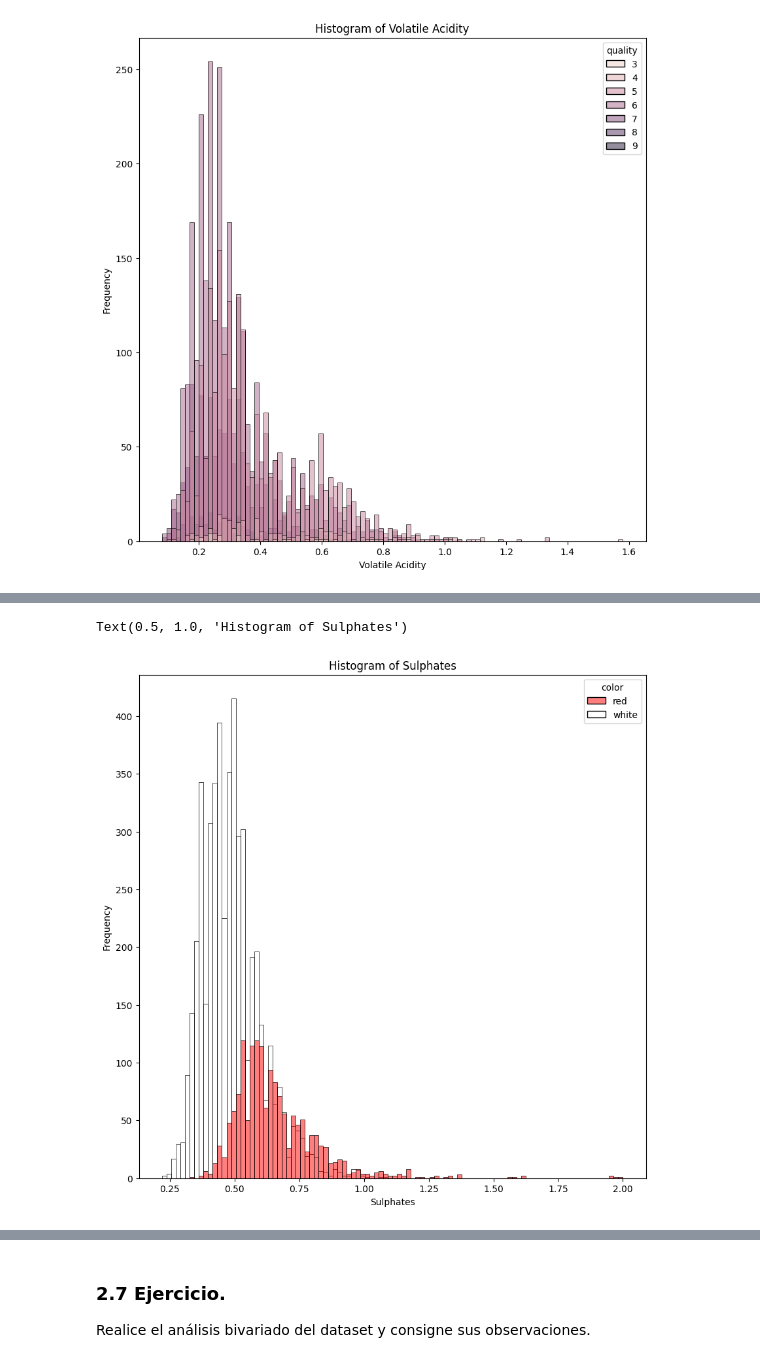
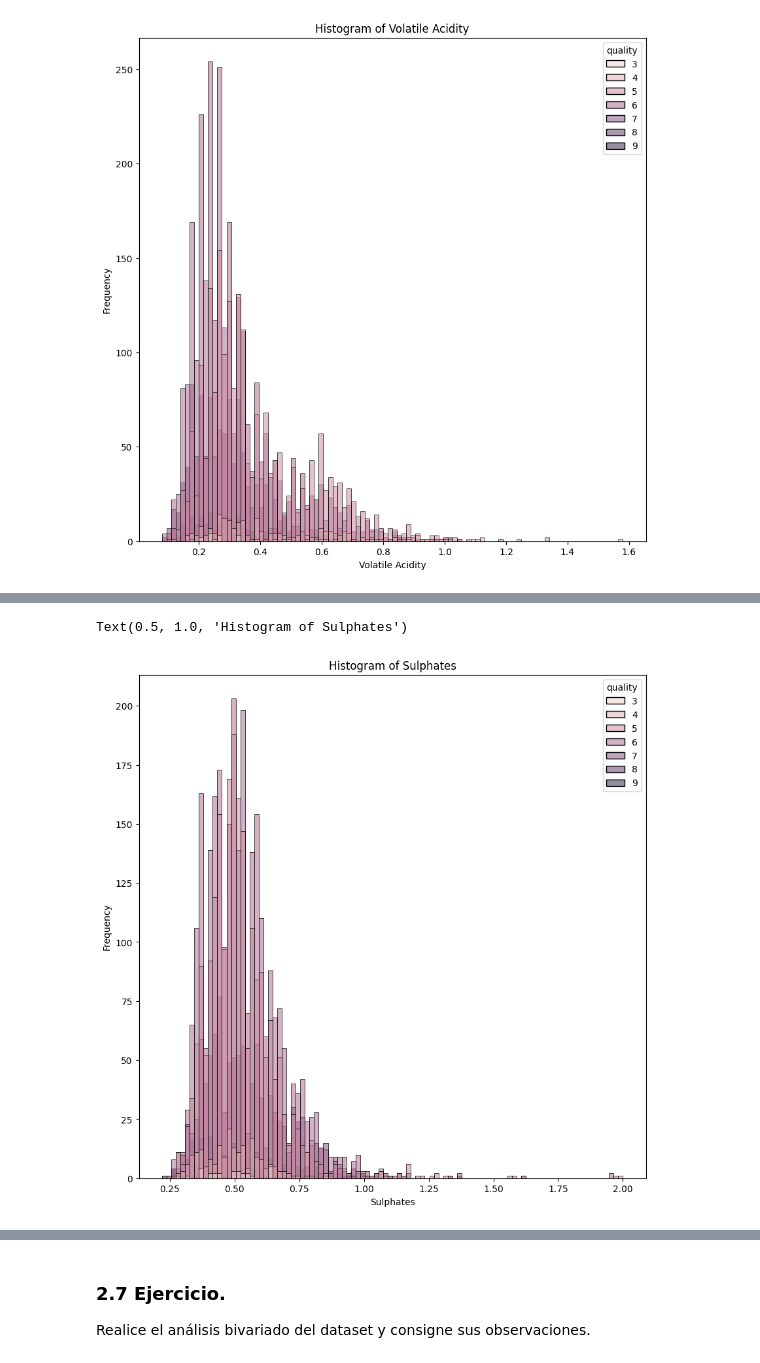
Before and after one commit to Alexander940/AI_Lab3, a Jupyter notebook: Lab-IA1_Lab-3.ipynb, the cells around one changed output, grey strips where cells are left out. Cells and saved outputs as stored; diff of their text form; code cells hidden in the pictures.

```diff
--- a/Lab-IA1_Lab-3.ipynb
+++ b/Lab-IA1_Lab-3.ipynb
@@ -223,11 +223,11 @@ Text(0.5, 1.0, 'Histogram of PH')
 # %%
 plt.figure(figsize=(10, 10))
-sns.histplot(data=df, x="sulphates", bins=100, hue="color", fill=True, palette=custom_palette)
+sns.histplot(data=df, x="sulphates", bins=100, hue="quality", fill=True)
 plt.xlabel("Sulphates")
 plt.ylabel("Frequency")
 plt.title("Histogram of Sulphates")
 # %% [output]
 Text(0.5, 1.0, 'Histogram of Sulphates')
-[figure, old version]
+[figure, new version]
 # %%
 plt.figure(figsize=(10, 10))
```
Also changed, not shown: parts of 15 cells of this notebook.
